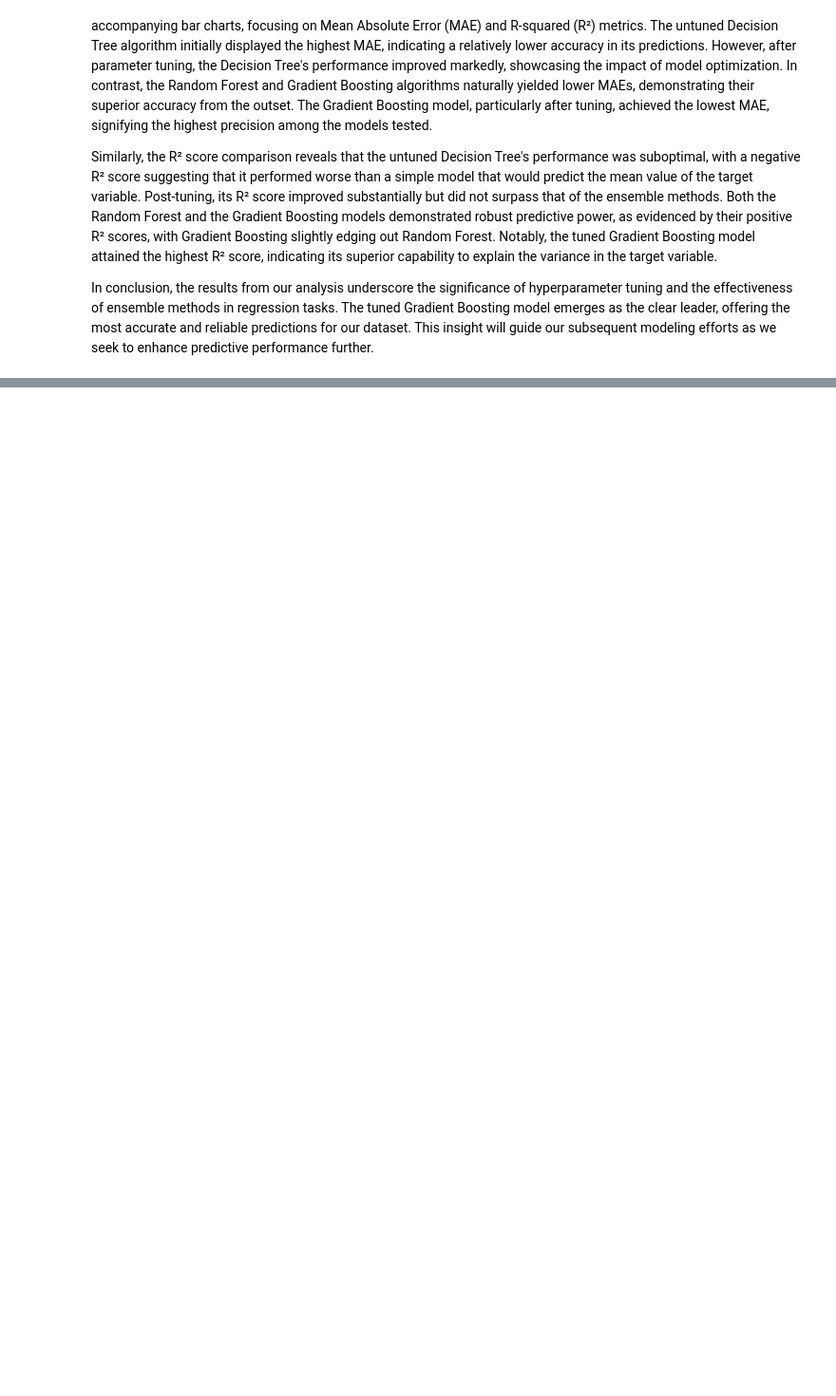
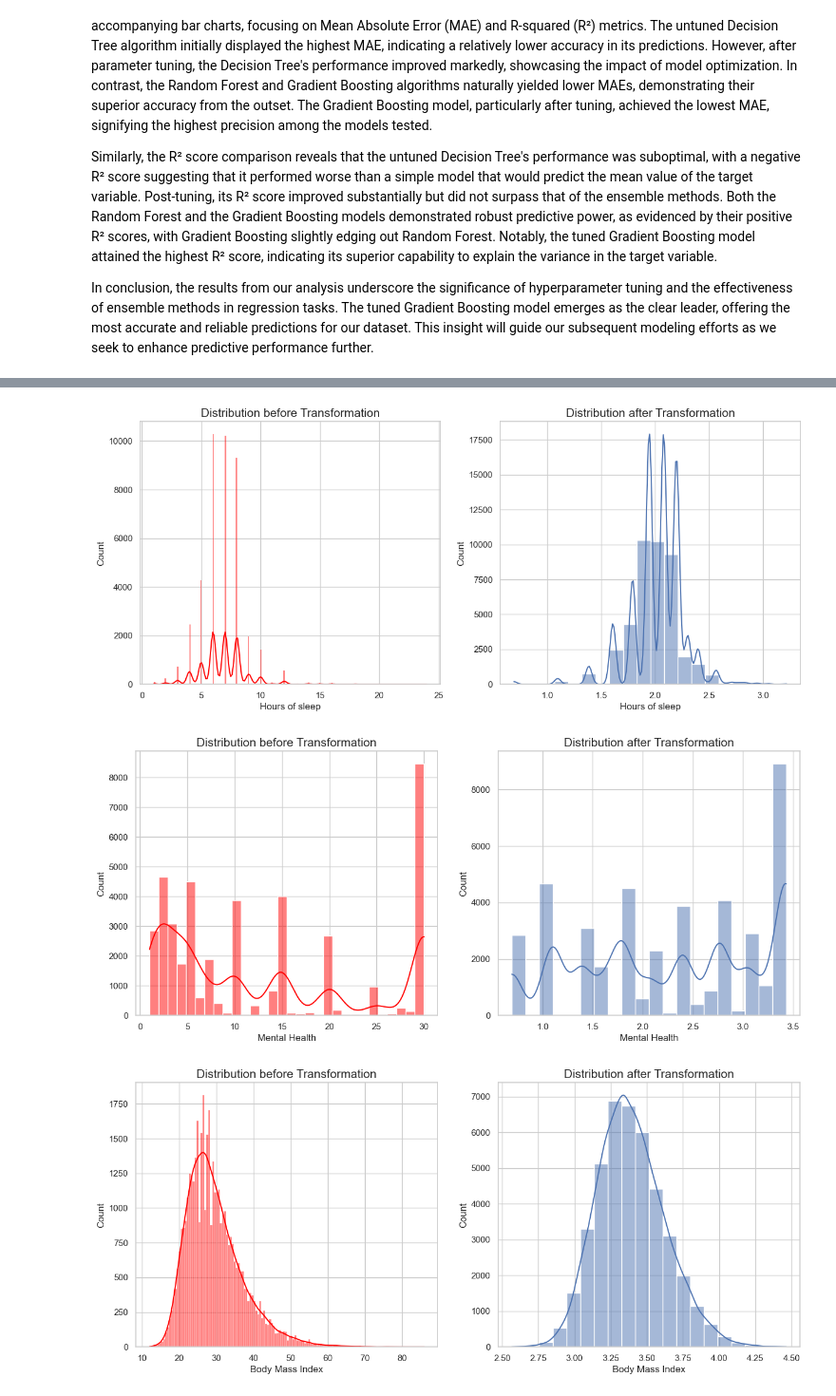
Before and after one commit to Dadd0/AI_MedCare_282401, a Jupyter notebook: main.ipynb, the cells around one changed output, grey strips where cells are left out. Shown at 95% size. Drawn from its saved outputs; the diff is of its cells as text; code cells hidden in the pictures; blank space fills up the shorter version.

```diff
--- a/main.ipynb
+++ b/main.ipynb
@@ -397,23 +407,26 @@ We'll experiment a mathematical transformation on our skewed data to see if we c
 
 Since our data is **Right Skewed** we use the _Log Transform_.
 # %%
-from sklearn.compose import ColumnTransformer
-from sklearn.preprocessing import FunctionTransformer
+def logTransform(data, feature):
+    # Create a copy of the original DataFrame
+    data_copy = data.copy()
 
-def logTransform(data, feature):
-    logTr = ColumnTransformer(transformers=[("lg", FunctionTransformer(np.log1p), [feature])])
+    # Apply the log transformation to the specified column
+    data_copy[feature] = np.log1p(data_copy[feature])
 
-    plt.figure(figsize=(15,6))
-    plt.subplot(1,2,1)
+    # Plot the distribution before and after transformation
+    plt.figure(figsize=(15, 6))
+    plt.subplot(1, 2, 1)
     plt.title("Distribution before Transformation", fontsize=15)
     sns.histplot(data[feature], kde=True, color="red")
-    plt.subplot(1,2,2)
 
-    df_log = pd.DataFrame(logTr.fit_transform(data))
+    plt.subplot(1, 2, 2)
     plt.title("Distribution after Transformation", fontsize=15)
-    sns.histplot(df_log,bins=20, kde=True , legend=False)
+    sns.histplot(data_copy[feature], bins=20, kde=True, legend=False)
     plt.xlabel(feature)
     plt.show()
+
+    return data_copy
 # %%
 for feature in numerical_features[:3]:
     logTransform(medcenter_df, feature)
@@ -1072,0 +1112,7 @@ In conclusion, the results from our analysis underscore the significance of hype
+# %%
+for feature in numerical_features[:3]:
+    medcenter_df_small = logTransform(medcenter_df_small, feature)
+# %% [output]
+[figure, added]
+[figure, added]
+[figure, added]
```
Also changed, not shown: parts of 38 cells of this notebook.
